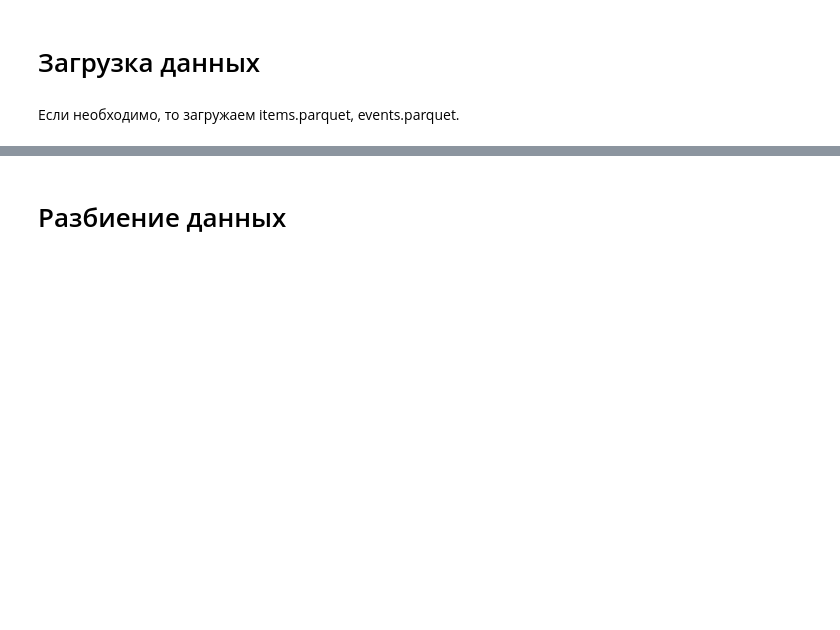
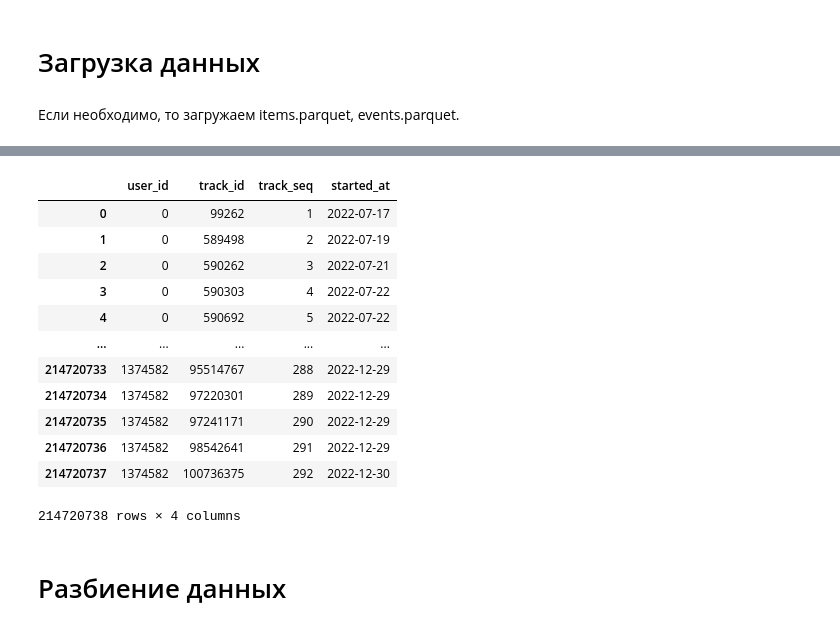
Before and after one commit to khromenko/mle-project-sprint-4-v001, a Jupyter notebook: recommendations.ipynb, the cells around one changed output, grey strips where cells are left out. Saved outputs shown, nothing was run; the diff lists cells and outputs as text; code cells hidden in the pictures; blank space fills up the shorter version.

```diff
--- a/recommendations.ipynb
+++ b/recommendations.ipynb
@@ -941,3 +973,19 @@ s3://s3-student-mle-20260306-f5465b0629-freetrack/Sprint-4/recsys/data/
+# %%
+events
+# %% [output]
+|  | user_id | track_id | track_seq | started_at |
+| 0 | 0 | 99262 | 1 | 2022-07-17 |
+| 1 | 0 | 589498 | 2 | 2022-07-19 |
+| 2 | 0 | 590262 | 3 | 2022-07-21 |
+| 3 | 0 | 590303 | 4 | 2022-07-22 |
+| 4 | 0 | 590692 | 5 | 2022-07-22 |
+| ... | ... | ... | ... | ... |
+| 214720733 | 1374582 | 95514767 | 288 | 2022-12-29 |
+| 214720734 | 1374582 | 97220301 | 289 | 2022-12-29 |
+| 214720735 | 1374582 | 97241171 | 290 | 2022-12-29 |
+| 214720736 | 1374582 | 98542641 | 291 | 2022-12-29 |
+| 214720737 | 1374582 | 100736375 | 292 | 2022-12-30 |
+214720738 rows × 4 columns
 # %% [markdown]
 # Разбиение данных
 # %% [markdown]
```
Also changed, not shown: parts of 38 cells of this notebook.
